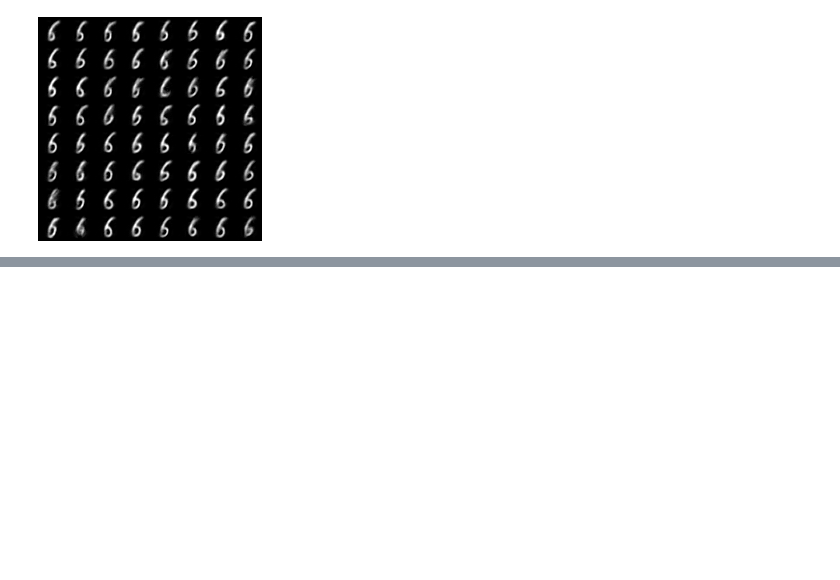
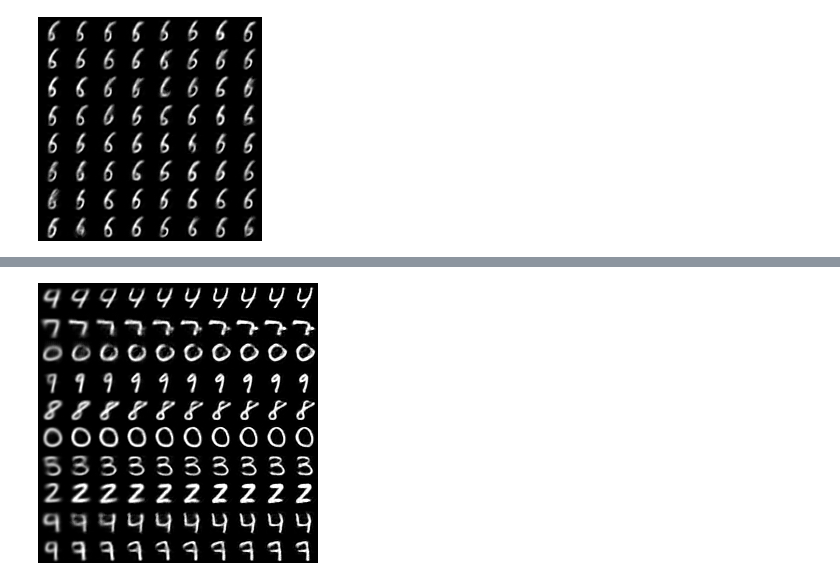
Before and after one commit to unixpickle/vq-draw, a Jupyter notebook: mnist_demo.ipynb, the cells around one changed output, grey strips where cells are left out. Saved outputs shown, nothing was run; the diff lists cells and outputs as text; code cells hidden in the pictures; blank space fills up the shorter version.

Commit message:
add stage-by-stage example for MNIST

```diff
--- a/mnist_demo.ipynb
+++ b/mnist_demo.ipynb
@@ -87,0 +88,13 @@ display_image(image)
+# %%
+# We can also look at the intermediate stages of
+# decoding for some sample images.
+grid_rows = []
+for i in range(1, 11):
+    encoder.num_stages = i
+    with torch.no_grad():
+        imgs = encoder.decode(latents[:10, :i])
+    grid_rows.append(imgs.permute(1, 0, 2, 3).reshape(1, -1, 28).detach().numpy())
+grid = np.concatenate(grid_rows, axis=2)
+display_image(grid)
+# %% [output]
+[figure, added]
```
Also changed, not shown: parts of 2 cells of this notebook, 2 other files.
